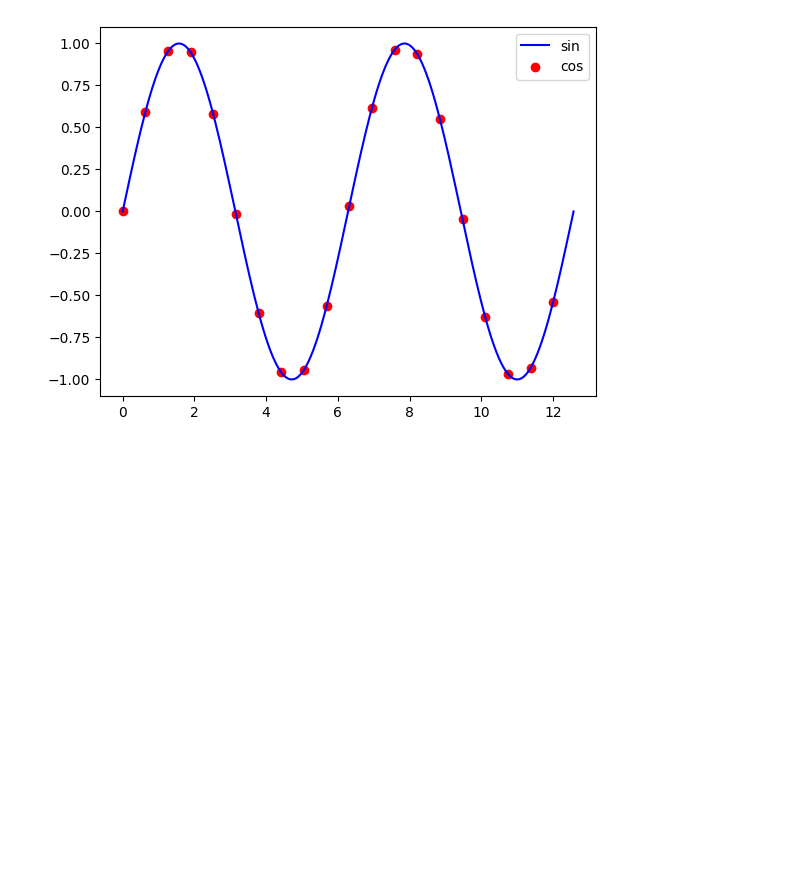
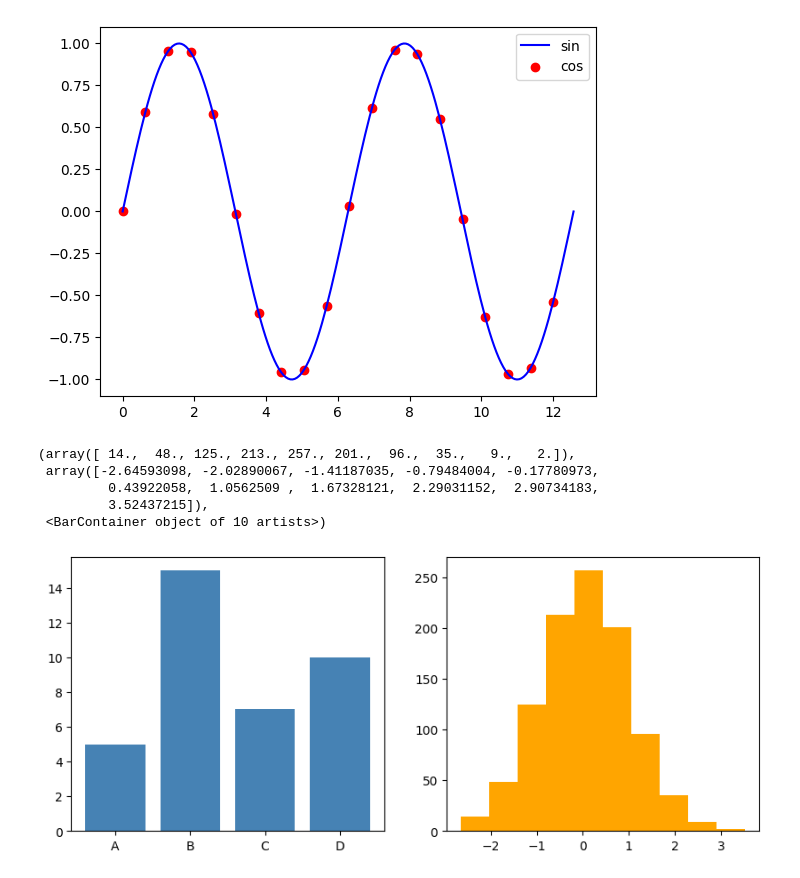
Before and after one commit to umer1730/Programming-for-AI, a Jupyter notebook: data_visualize.ipynb, the cells around one changed output. Saved outputs shown, nothing was run; the diff lists cells and outputs as text; code cells hidden in the pictures; blank space fills up the shorter version.

Commit message:
subplotting

```diff
--- a/data_visualize.ipynb
+++ b/data_visualize.ipynb
@@ -20,3 +20,20 @@ plt.legend()
 # %% [output]
 <matplotlib.legend.Legend at 0x...>
 [figure]
+# %%
+categories = ["A","B","C","D"]
+values = [5,15,7,10]
+data = np.random.randn(1000)
+# plotting
+plt.figure(figsize=(10, 4))
+plt.subplot(1,2,1)
+plt.bar(categories,values, color="steelblue")
+plt.subplot(1,2,2)
+plt.hist(data, color="orange")
+# %% [output]
+(array([ 14.,  48., 125., 213., 257., 201.,  96.,  35.,   9.,   2.]),
+ array([-2.64593098, -2.02890067, -1.41187035, -0.79484004, -0.17780973,
+         0.43922058,  1.0562509 ,  1.67328121,  2.29031152,  2.90734183,
+         3.52437215]),
+ <BarContainer object of 10 artists>)
+[figure, added]
```
